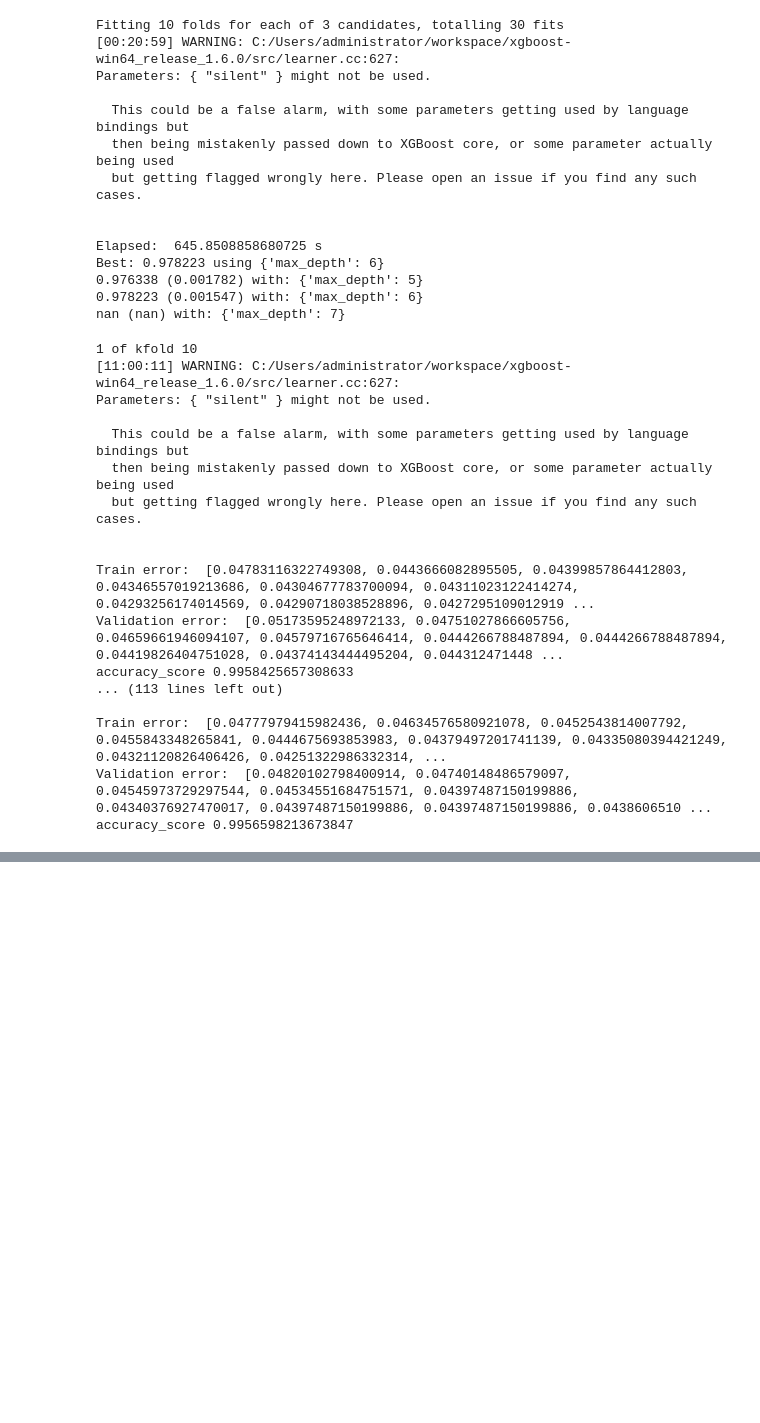
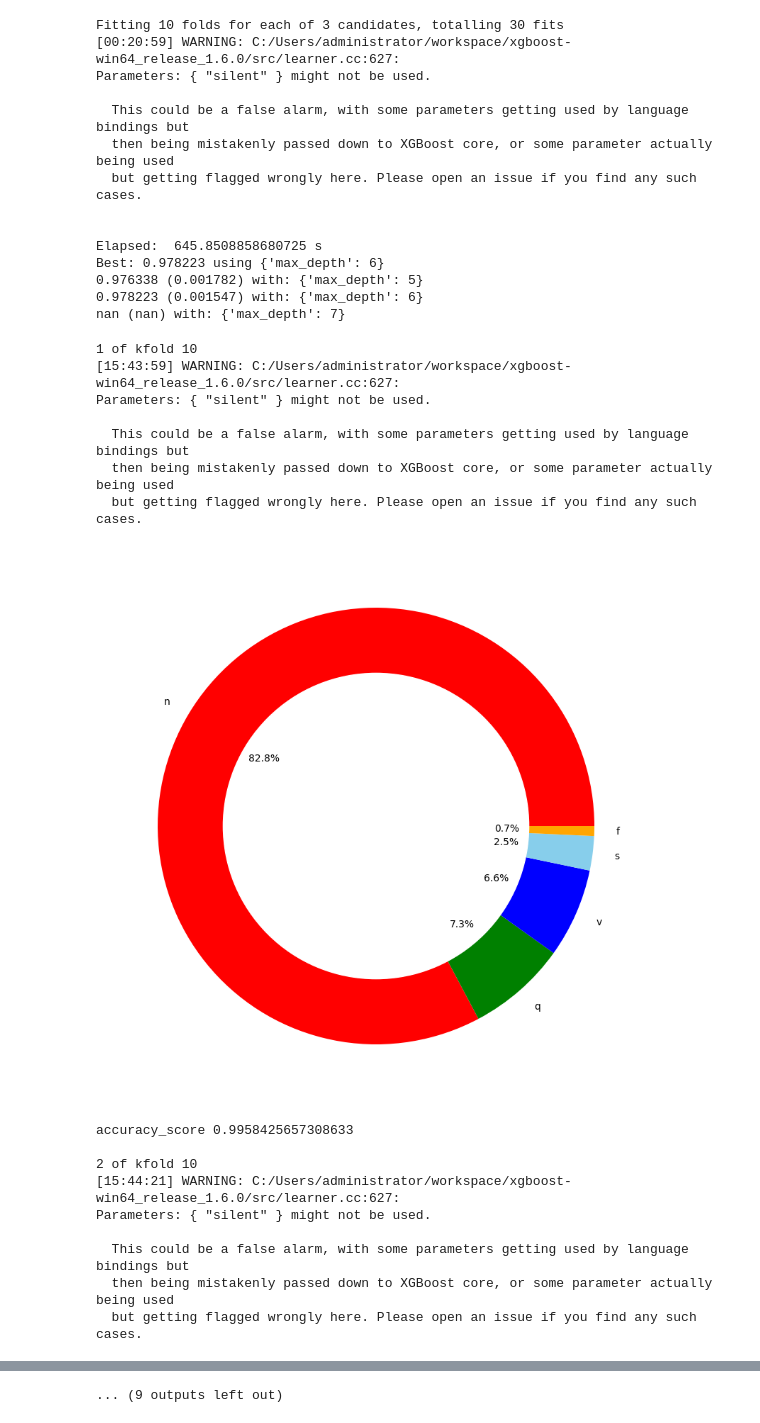
Before and after one commit to Ranma-2000/Final-Thesis, a Jupyter notebook: stratifed_kfold.ipynb, the cells around one changed output, grey strips where cells are left out. Saved outputs shown, nothing was run; the diff lists cells and outputs as text; code cells hidden in the pictures; blank space fills up the shorter version.

Commit message:
Day 47 - Training

```diff
--- a/stratifed_kfold.ipynb
+++ b/stratifed_kfold.ipynb
@@ -241,48 +242,54 @@ nan (nan) with: {'max_depth': 7}
 # %%
 # Tuned Params
 learning_rate = 0.07
 n_estimators = 350
 max_depth = 6
 
 start = time.time()
 my_model = XGBClassifier(silent=False,
                          learning_rate= learning_rate,
                          n_estimators = n_estimators,
                          max_depth = max_depth,
                          tree_method="gpu_hist",
                          predictor="gpu_predictor")
 kf = StratifiedKFold(n_splits=10, shuffle=True, random_state=7)
 i=1
 train_error_list = []
 val_error_list = []
 for train_index, val_index in kf.split(x, y):
-     print('\n{} of kfold {}'.format(i,kf.n_splits))
-     xtr,xvl = x.loc[train_index],x.loc[val_index]
-     ytr,yvl = y.loc[train_index],y.loc[val_index]
-     my_model.fit(xtr,ytr, eval_metric="merror", eval_set=[(xtr, ytr), (xvl, yvl)], verbose=False)
-     pred=my_model.predict(test_x)
-     results = my_model.evals_result()
-     train_error_list.append(results["validation_0"]["merror"])
-     val_error_list.append(results["validation_1"]["merror"])
-     print("Train error: ", results["validation_0"]["merror"])
-     print("Validation error: ", results["validation_1"]["merror"])
-     print('accuracy_score', accuracy_score(test_y,pred))
-     i += 1
+    print('\n{} of kfold {}'.format(i,kf.n_splits))
+    xtr,xvl = x.loc[train_index],x.loc[val_index]
+    ytr,yvl = y.loc[train_index],y.loc[val_index]
+    my_model.fit(xtr,ytr, eval_metric="merror", eval_set=[(xtr, ytr), (xvl, yvl)], verbose=False)
+    pred=my_model.predict(test_x)
+    results = my_model.evals_result()
+    train_error_list.append(results["validation_0"]["merror"])
+    val_error_list.append(results["validation_1"]["merror"])
+    plt.figure(figsize=(20,10))
+    my_circle=plt.Circle( (0,0), 0.7, color='white')
+    plt.pie(ytr.value_counts(), labels=['n','q','v','s','f'], colors=['red','green','blue','skyblue','orange'],autopct='%1.1f%%')
+    p=plt.gcf()
+    p.gca().add_artist(my_circle)
+    plt.show()
+    # print("Train error: ", results["validation_0"]["merror"])
+    # print("Validation error: ", results["validation_1"]["merror"])
+    print('accuracy_score', accuracy_score(test_y,pred))
+    i += 1
 # %% [output]
 1 of kfold 10
-[11:00:11] WARNING: C:/Users/administrator/workspace/xgboost-win64_release_1.6.0/src/learner.cc:627:
+[15:43:59] WARNING: C:/Users/administrator/workspace/xgboost-win64_release_1.6.0/src/learner.cc:627:
 Parameters: { "silent" } might not be used.
 
   This could be a false alarm, with some parameters getting used by language bindings but
   then being mistakenly passed down to XGBoost core, or some parameter actually being used
   but getting flagged wrongly here. Please open an issue if you find any such cases.
-
-
-Train error:  [0.04783116322749308, 0.0443666082895505, 0.04399857864412803, 0.04346557019213686, 0.04304677783700094, 0.04311023122414274, 0.04293256174014569, 0.04290718038528896, 0.0427295109012919 ...
-Validation error:  [0.05173595248972133, 0.04751027866605756, 0.04659661946094107, 0.04579716765646414, 0.0444266788487894, 0.0444266788487894, 0.04419826404751028, 0.04374143444495204, 0.044312471448 ...
-accuracy_score 0.9958425657308633
-... (113 lines left out)
-
-Train error:  [0.04777979415982436, 0.04634576580921078, 0.0452543814007792, 0.0455843348265841, 0.0444675693853983, 0.04379497201741139, 0.04335080394421249, 0.04321120826406426, 0.04251322986332314, ...
-Validation error:  [0.04820102798400914, 0.04740148486579097, 0.04545973729297544, 0.04534551684751571, 0.04397487150199886, 0.04340376927470017, 0.04397487150199886, 0.04397487150199886, 0.0438606510 ...
-accuracy_score 0.9956598213673847
+[figure, added]
+accuracy_score 0.9958425657308633
+
+2 of kfold 10
+[15:44:21] WARNING: C:/Users/administrator/workspace/xgboost-win64_release_1.6.0/src/learner.cc:627:
+Parameters: { "silent" } might not be used.
+
+  This could be a false alarm, with some parameters getting used by language bindings but
+  then being mistakenly passed down to XGBoost core, or some parameter actually being used
+  but getting flagged wrongly here. Please open an issue if you find any such cases.
@@ -288,0 +337 @@ accuracy_score 0.9956598213673847
+... (9 outputs left out)
```
Also changed, not shown: parts of 2 cells of this notebook, 1 other file.
